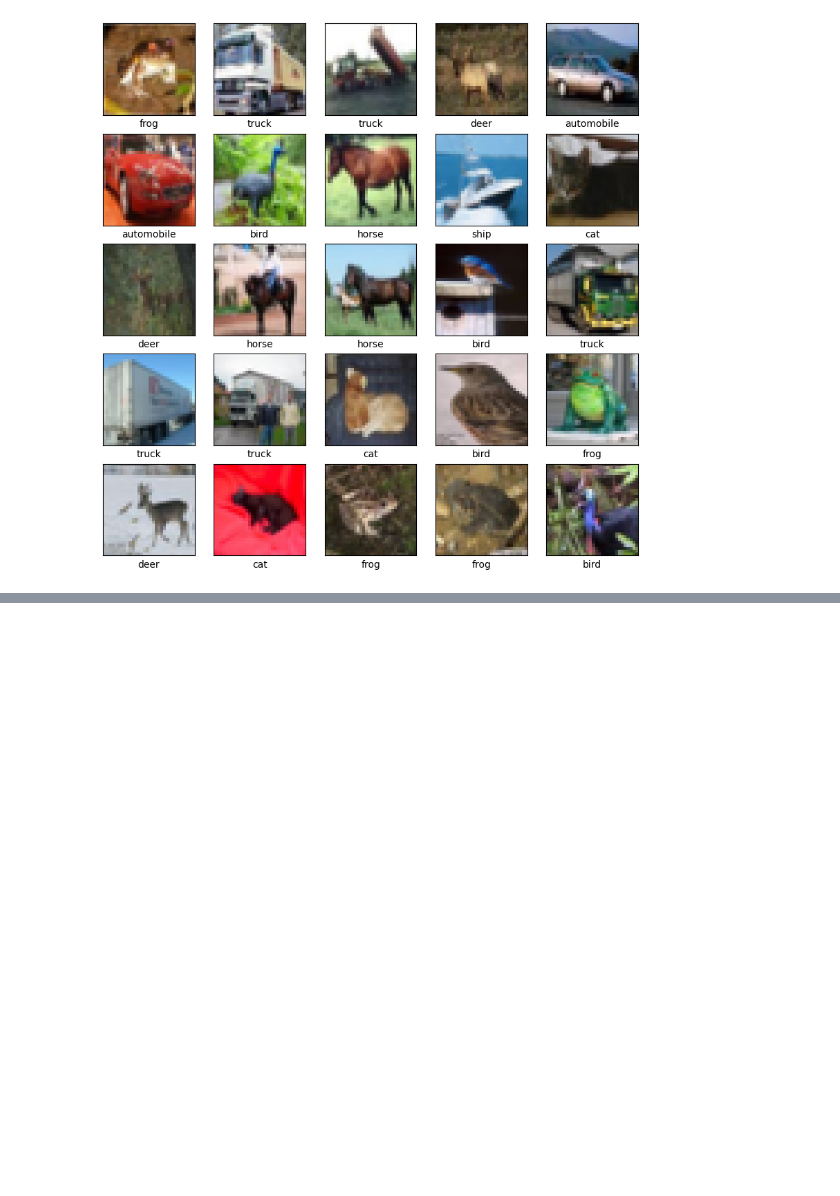
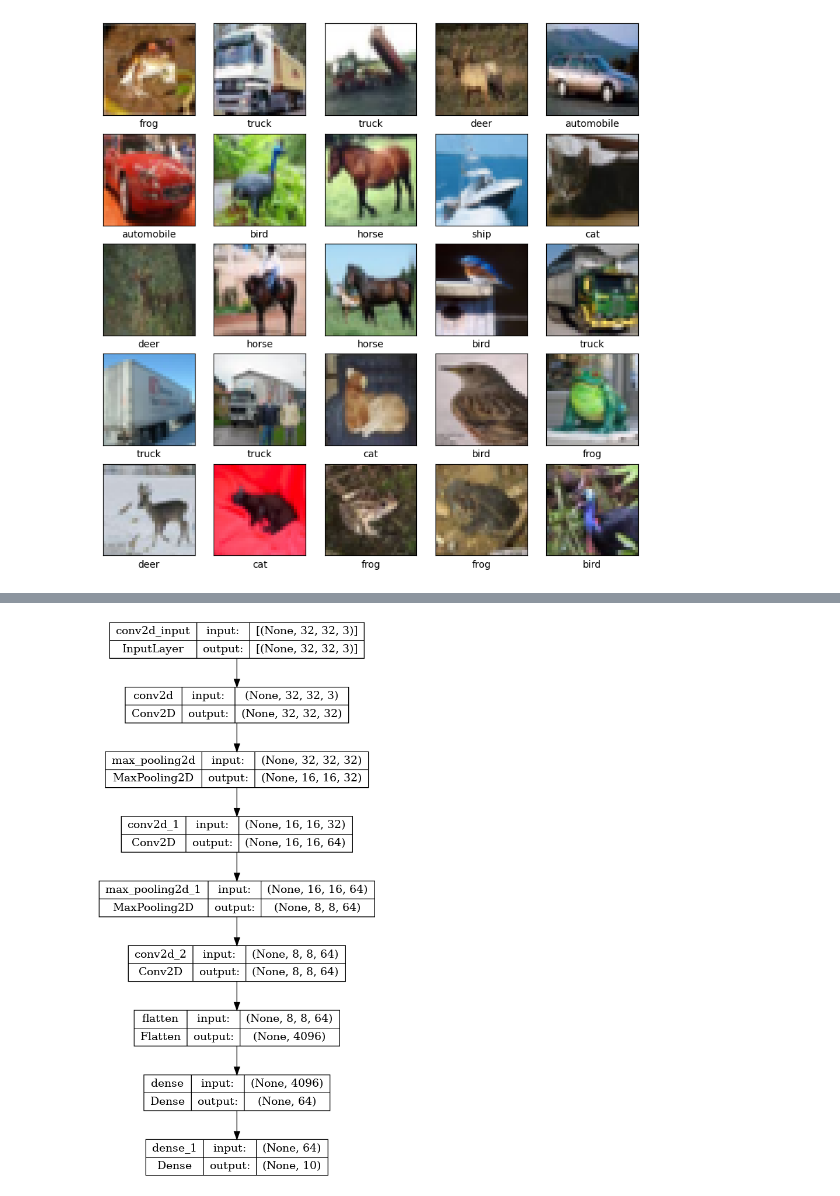
Before and after one commit to santiago-cruzlopez/WLV-MSc-AI, a Jupyter notebook: 02_Deep_Machine_Learning/W4_CNN_& _Autoencoders/01_CNN_CIFAR-10.ipynb, the cells around one changed output, grey strips where cells are left out. Cells and saved outputs as stored; diff of their text form; code cells hidden in the pictures; blank space fills up the shorter version.

```diff
--- a/02_Deep_Machine_Learning/W4_CNN_& _Autoencoders/01_CNN_CIFAR-10.ipynb
+++ b/02_Deep_Machine_Learning/W4_CNN_& _Autoencoders/01_CNN_CIFAR-10.ipynb
@@ -44,3 +44,11 @@ for i in range(25):
 plt.show()
 # %% [output]
 [figure]
+# %%
+# Create the convolutional base
+model = Sequential()
+model.add(Conv2D(32, (3, 3), activation='relu', input_shape=(32, 32, 3), padding='same'))
+model.add(MaxPooling2D((2, 2)))
+model.add(Conv2D(64, (3, 3), activation='relu', padding='same'))
+model.add(MaxPooling2D((2, 2)))
+model.add(Conv2D(64, (3, 3), activation='relu', padding='same'))
@@ -46,0 +84,6 @@ plt.show()
+# %%
+# Add Dense layers on top of the convolutional base to complete the model and display the model's architecture
+model.add(Flatten())
+model.add(Dense(64, activation='relu'))
+model.add(Dense(10, activation='softmax'))
+model.summary()
@@ -46,0 +108,5 @@ plt.show()
+# %%
+dot_img_file = 'model_plot.png'
+safe_plot_model(model, dot_img_file, show_shapes=True)
+# %% [output]
+[figure, added]
```
Also changed, not shown: parts of 6 cells of this notebook, 1 other file.
